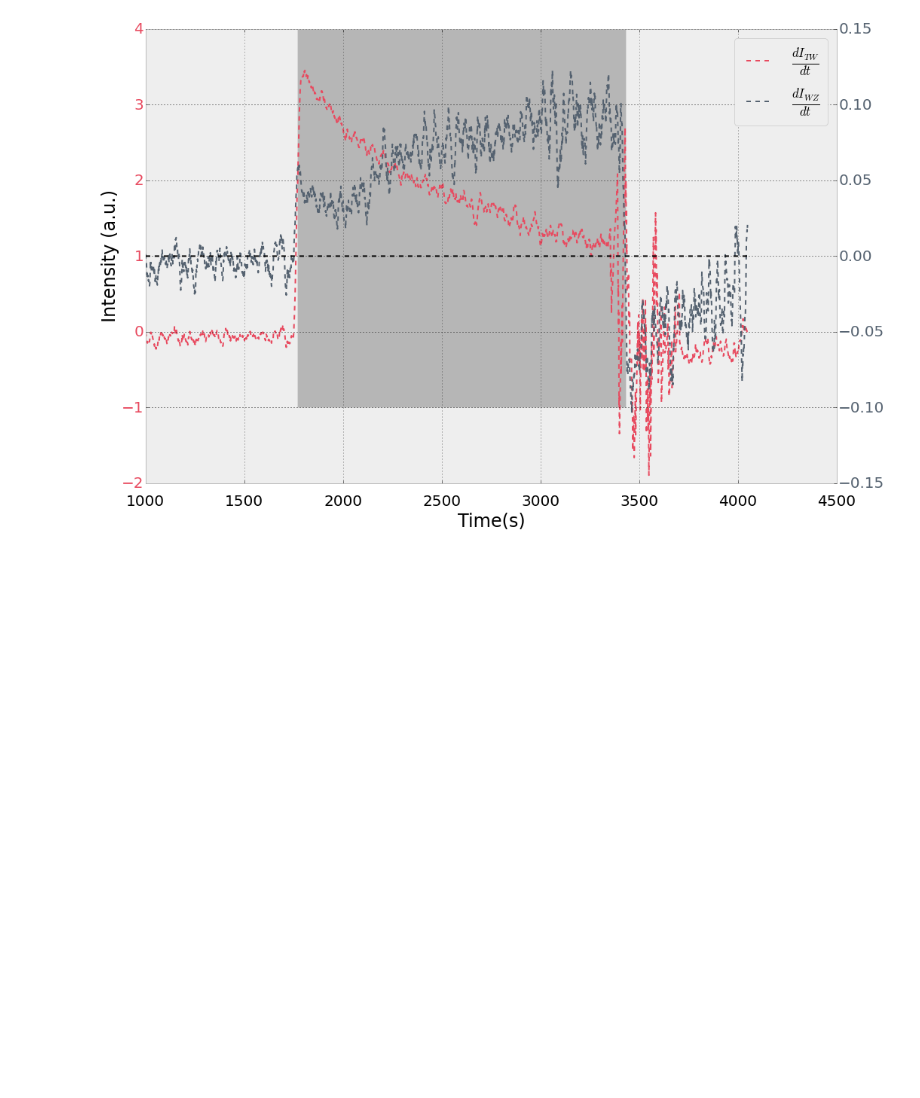
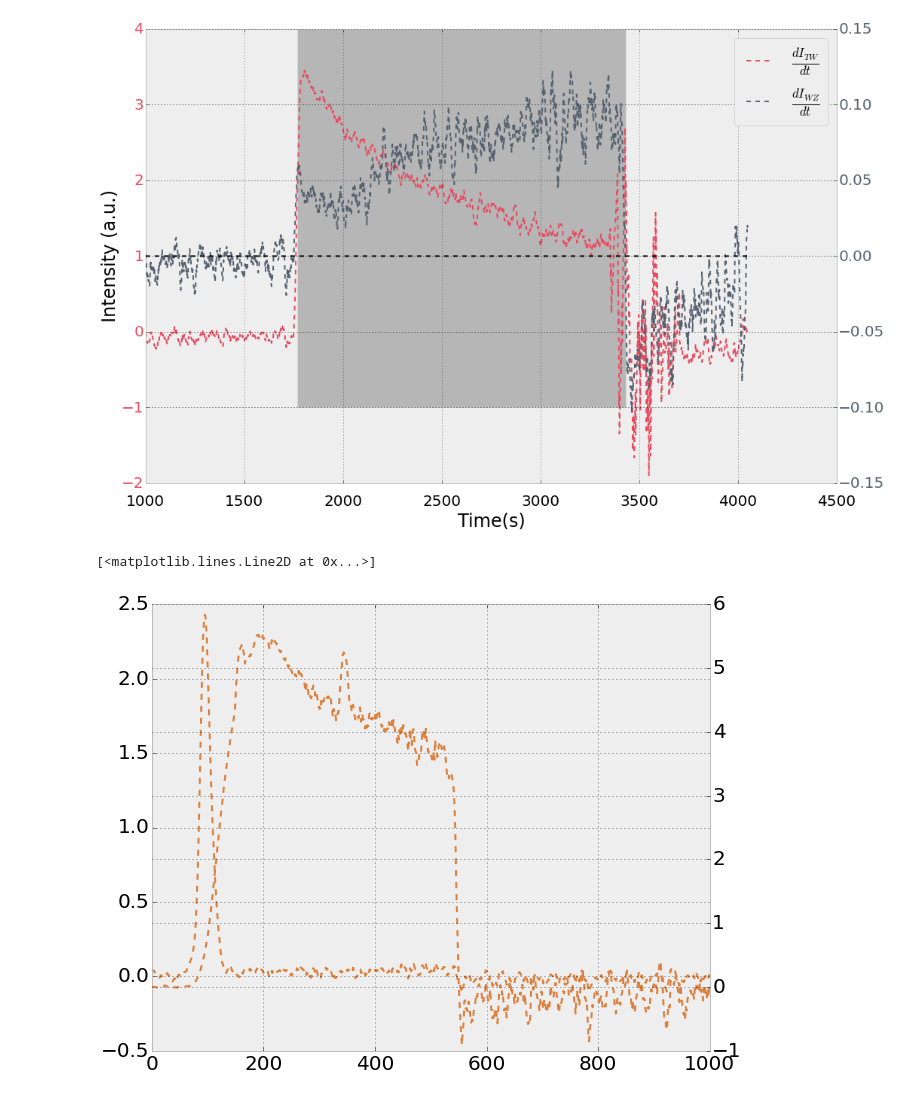
Before and after one commit to giulioungaretti/SPring8, a Jupyter notebook: 0800 time 1.ipynb, the cells around one changed output. Cells and saved outputs as stored; diff of their text form; code cells hidden in the pictures; blank space fills up the shorter version.

```diff
--- a/0800 time 1.ipynb
+++ b/0800 time 1.ipynb
@@ -455,3 +457,11 @@ fig
 # %% [output]
 [figure]
 [figure]
+# %%
+fig, ax = subplots()
+ax2 = ax.twinx()
+ax.plot(dataI.Time, savitzky_golay(dataI.Int_WZ,15,2,1),'--', label = r'$\frac{dI_{WZ}}{dt}$', c='#DE813E')
+ax2.plot(dataI.Time, savitzky_golay(dataI.Int_TW,15,2,1),'--', label = r'$\frac{dI_{TW}}{dt}$', c='#DE813E')
+# %% [output]
+[<matplotlib.lines.Line2D at 0x...>]
+[figure, added]
```
Also changed, not shown: parts of 7 cells of this notebook, 8 other files.
